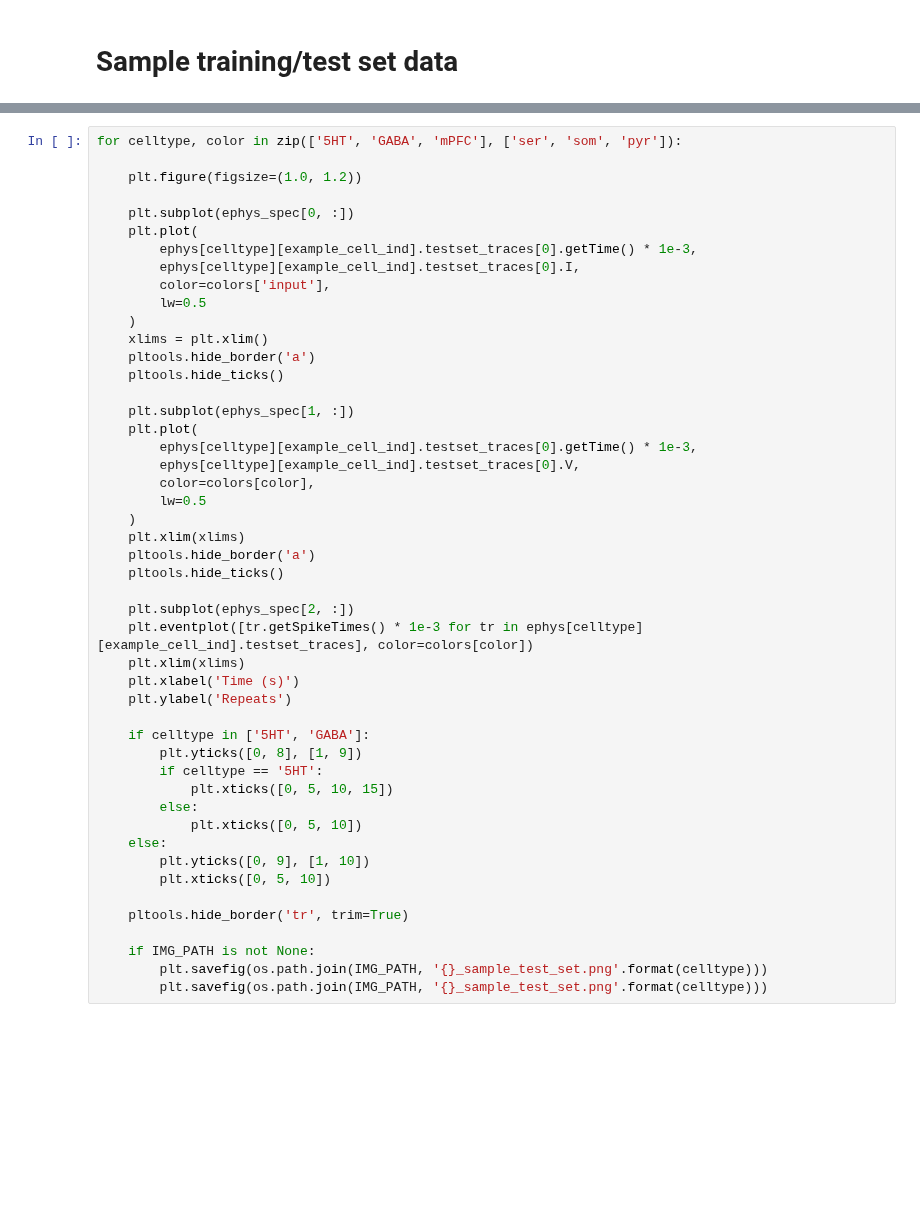
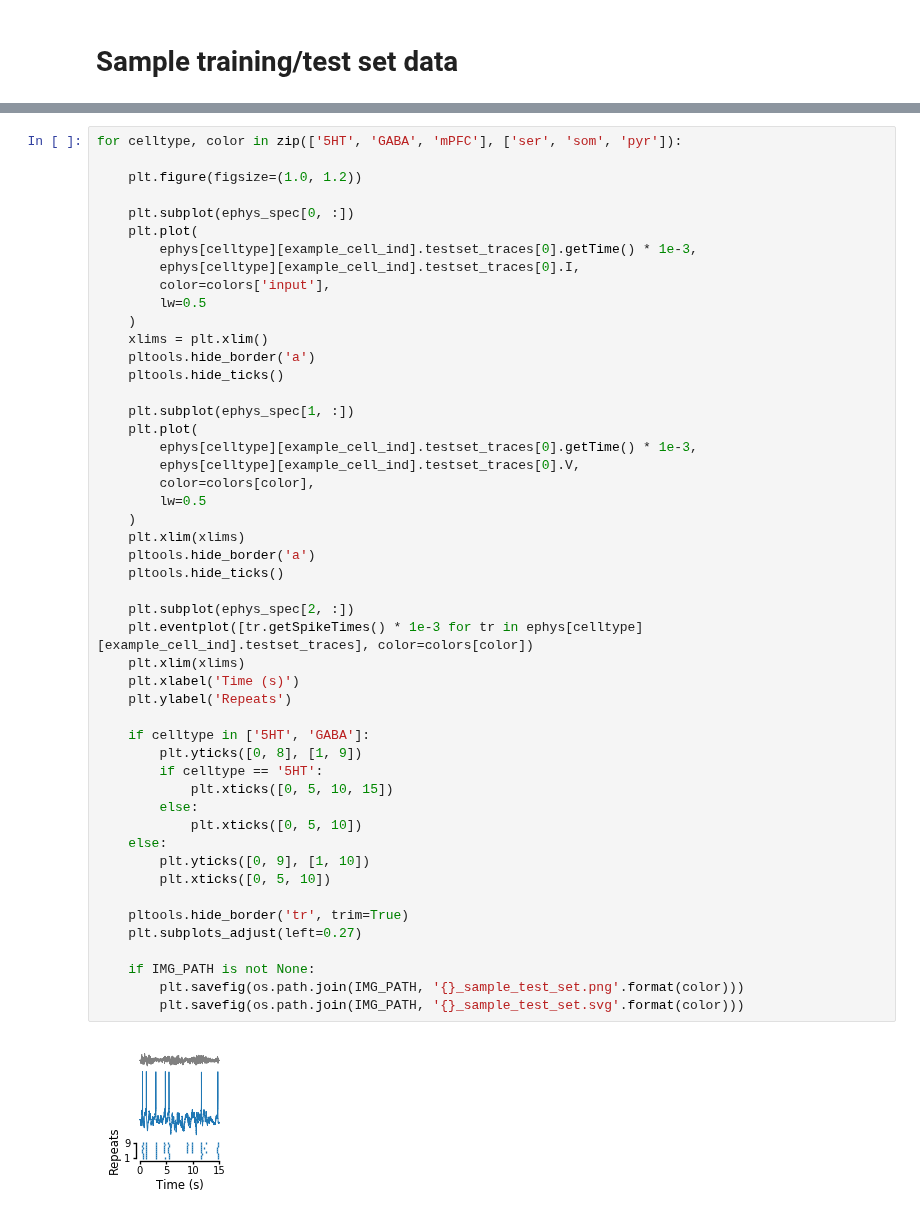
Before and after one commit to nauralcodinglab/raphegif, a Jupyter notebook: figs/scripts/writeup/GIF_demo_traces.ipynb, the cells around one changed output, grey strips where cells are left out. Saved outputs shown, nothing was run; the diff lists cells and outputs as text; blank space fills up the shorter version.

Commit message:
Fix small issues with sample training and test set images

```diff
--- a/figs/scripts/writeup/GIF_demo_traces.ipynb
+++ b/figs/scripts/writeup/GIF_demo_traces.ipynb
@@ -285,32 +288,35 @@ for celltype, color in zip(['5HT', 'GABA', 'mPFC'], ['ser', 'som', 'pyr']):
     plt.subplot(ephys_spec[1, :])
     plt.plot(
         ephys[celltype][example_cell_ind].testset_traces[0].getTime() * 1e-3,
         ephys[celltype][example_cell_ind].testset_traces[0].V,
         color=colors[color],
         lw=0.5
     )
     plt.xlim(xlims)
     pltools.hide_border('a')
     pltools.hide_ticks()
 
     plt.subplot(ephys_spec[2, :])
     plt.eventplot([tr.getSpikeTimes() * 1e-3 for tr in ephys[celltype][example_cell_ind].testset_traces], color=colors[color])
     plt.xlim(xlims)
     plt.xlabel('Time (s)')
     plt.ylabel('Repeats')
 
     if celltype in ['5HT', 'GABA']:
         plt.yticks([0, 8], [1, 9])
         if celltype == '5HT':
             plt.xticks([0, 5, 10, 15])
         else:
             plt.xticks([0, 5, 10])
     else:
         plt.yticks([0, 9], [1, 10])
         plt.xticks([0, 5, 10])
 
     pltools.hide_border('tr', trim=True)
+    plt.subplots_adjust(left=0.27)
 
     if IMG_PATH is not None:
-        plt.savefig(os.path.join(IMG_PATH, '{}_sample_test_set.png'.format(celltype)))
-        plt.savefig(os.path.join(IMG_PATH, '{}_sample_test_set.png'.format(celltype)))
+        plt.savefig(os.path.join(IMG_PATH, '{}_sample_test_set.png'.format(color)))
+        plt.savefig(os.path.join(IMG_PATH, '{}_sample_test_set.svg'.format(color)))
+# %% [output]
+[figure, added]
```
Also changed, not shown: parts of 3 cells of this notebook.
